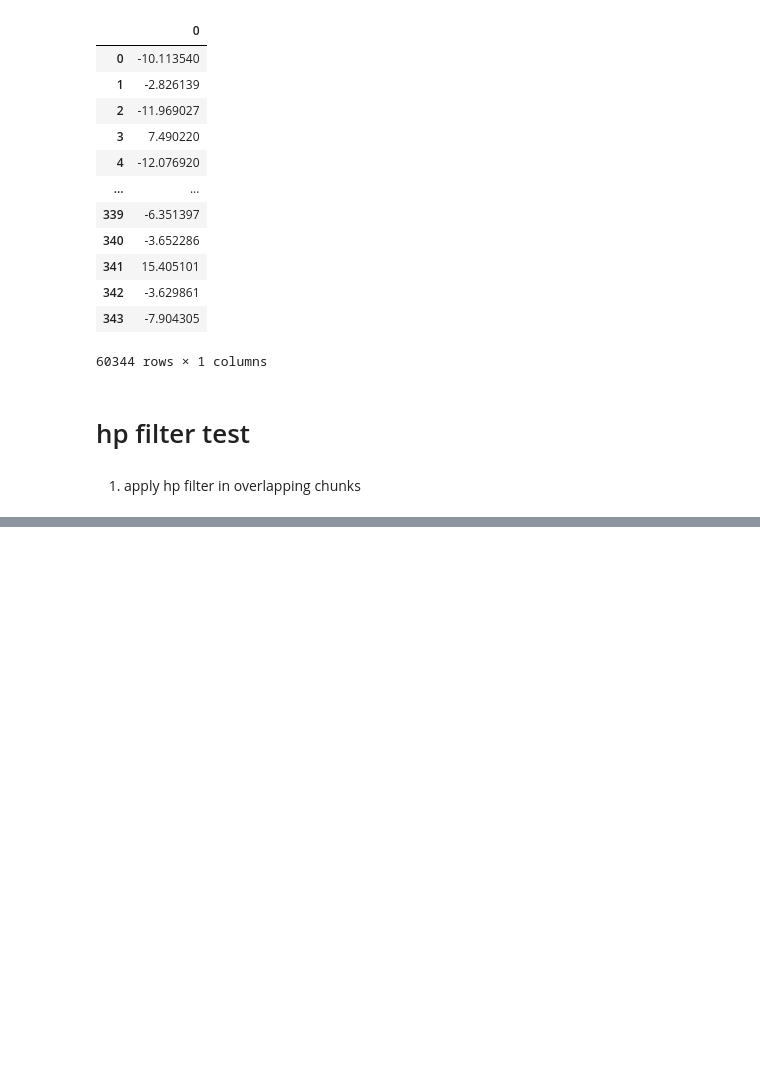
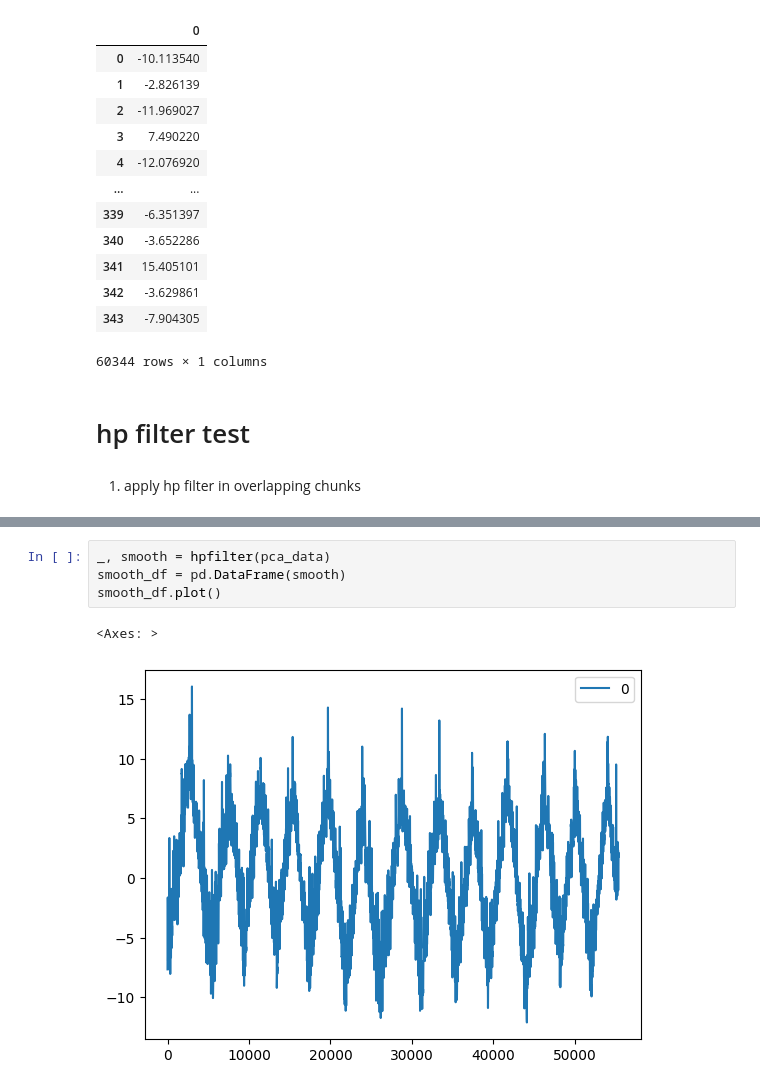
Before and after one commit to riderman10000/action_count_in_events3, a Jupyter notebook: all_code/time_series/test_ipca.ipynb, the cells around one changed output, grey strips where cells are left out. Cells and saved outputs as stored; diff of their text form; blank space fills up the shorter version.

```diff
--- a/all_code/time_series/test_ipca.ipynb
+++ b/all_code/time_series/test_ipca.ipynb
@@ -210,0 +266,7 @@ temp_df.describe()
+# %%
+_, smooth = hpfilter(pca_data)
+smooth_df = pd.DataFrame(smooth)
+smooth_df.plot()
+# %% [output]
+<Axes: >
+[figure, added]
```
Also changed, not shown: parts of 13 cells of this notebook, 1 other file.
